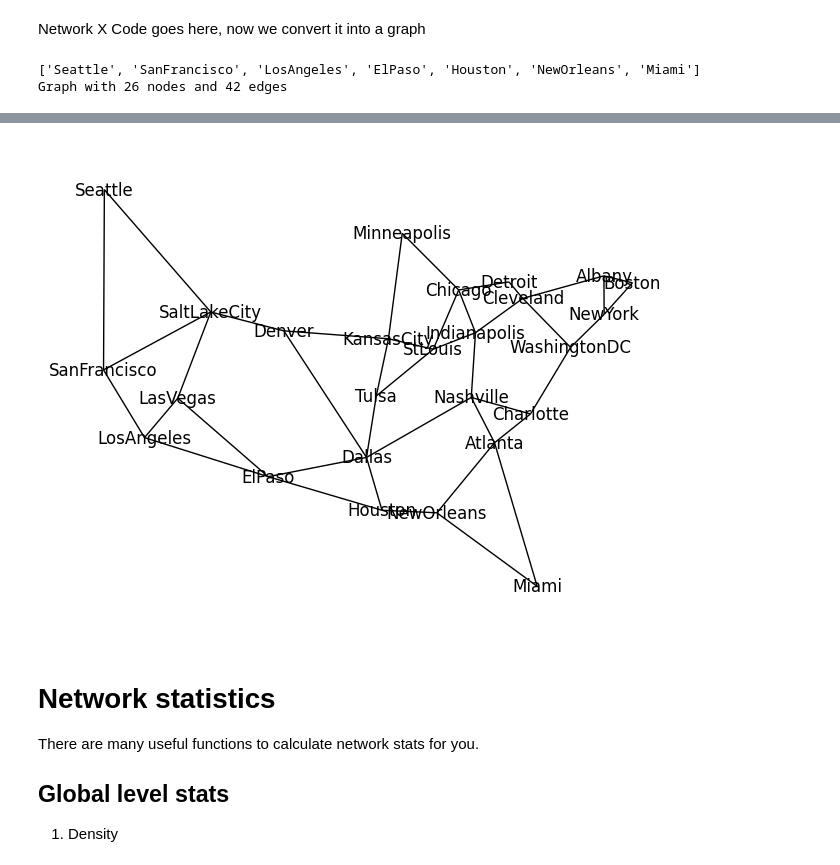
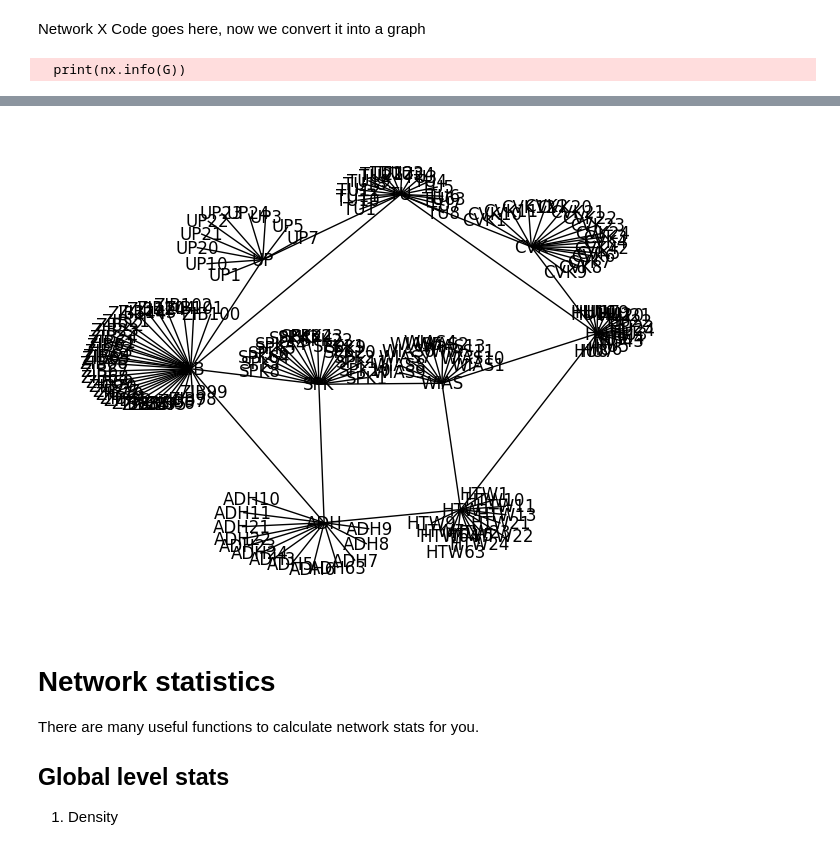
Before and after one commit to yrafique/VNF-python, a Jupyter notebook: NetworkImport.ipynb, the cells around one changed output, grey strips where cells are left out. Drawn from its saved outputs; the diff is of its cells as text; code cells hidden in the pictures.

Commit message:
Read Networks from XML
- Network is read from SNDlib XML
- Network is loaded as a networkX graph
- Print Graph
- Run Test Algos

```diff
--- a/NetworkImport.ipynb
+++ b/NetworkImport.ipynb
@@ -94,16 +0,0 @@ def read_demands(demandlist)-> dict:
-# %%
-#Function that will be called to read networks from other files
-def read_network(filename: str) -> dict:
-    Read_Data = minidom.parse(filename)
-    nodelist = Read_Data.getElementsByTagName("node")
-    nodes = read_nodes(nodelist)
-
-    linklist = Read_Data.getElementsByTagName("link")
-    links = read_links(linklist)
-
-    demandlist = Read_Data.getElementsByTagName("demand")
-    demands = read_demands(demandlist)
-
-    c = nodes, links, demands
-
-    return c
@@ -127,8 +1,6 @@ def print_test(network_name: str, nodes: dict, links: dict, demands: dict ):
 # %% [markdown]
 Network X Code goes here, now we convert it into a graph
 # %%
-
-
 #Building a Network with Network
 
 #1. Convert XML Network Dictionary into a networkx graph
@@ -143,11 +15,11 @@ from ImportNetworkFromXML import *
 
 G = nx.Graph()
 
-
+path = 'Networks/'
 options = ['abilene.xml' , 'janos-us.xml', 'brain.xml']
 
-network_name = options[1]
-from_xml = read_network(network_name)
+network_name = options[2]
+from_xml = read_network(path+network_name)
 
 nodes = from_xml[0]
 links = from_xml[1]
@@ -180,7 +52,8 @@ for link in links.keys():
 
 
 nx.draw(G, nx.get_node_attributes(G, 'pos'), with_labels=True, node_size=0)
-print(nx.dijkstra_path(G,'Seattle', 'Miami'))
+#print(nx.dijkstra_path(G,'UP10', 'ADH10'))
+
 
 # final all shortest path pairs
 sp = dict(nx.all_pairs_shortest_path(G))
@@ -192,5 +65,4 @@ print(nx.info(G))
 
 %timeit nx.closeness_centrality(G)
 # %% [output]
-['Seattle', 'SanFrancisco', 'LosAngeles', 'ElPaso', 'Houston', 'NewOrleans', 'Miami']
-Graph with 26 nodes and 42 edges
+  print(nx.info(G))
@@ -199,4 +71,4 @@ Graph with 26 nodes and 42 edges
-[figure, old version]
+[figure, new version]
 # %% [markdown]
 # Network statistics
 There are many useful functions to calculate network stats for you.
```
Also changed, not shown: parts of 10 cells of this notebook, 10 other files.
